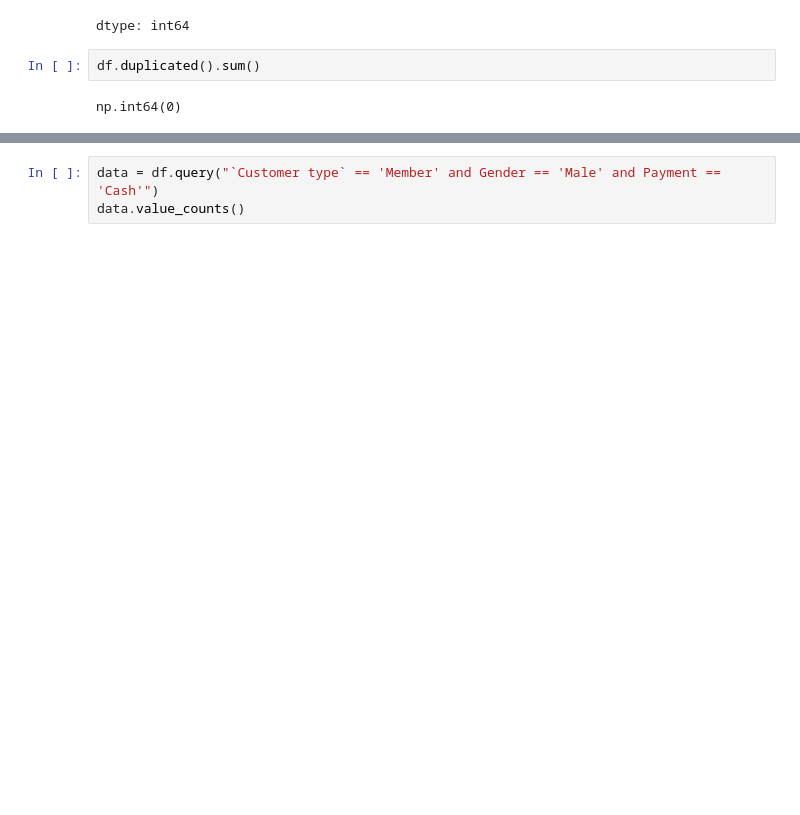
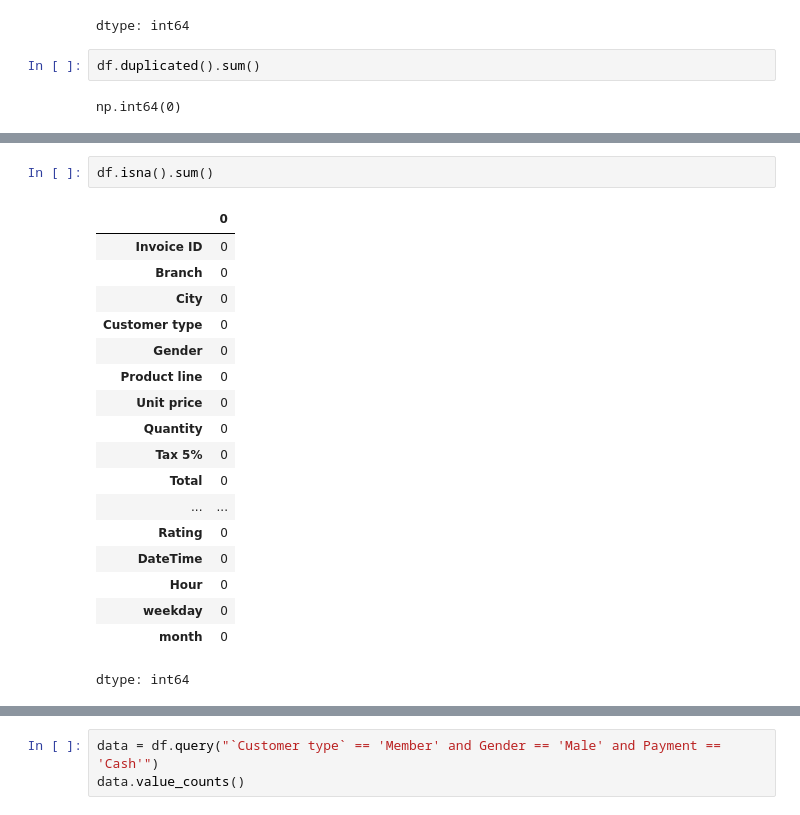
Before and after one commit to candragnawn/sales-analyst-supermarket, a Jupyter notebook: sales_analyst_supermarket.ipynb, the cells around one changed output, grey strips where cells are left out. Cells and saved outputs as stored; diff of their text form; blank space fills up the shorter version.

```diff
--- a/sales_analyst_supermarket.ipynb
+++ b/sales_analyst_supermarket.ipynb
@@ -139,3 +138,24 @@ memory usage: 132.9+ KB
+# %%
+df.isna().sum()
+# %% [output]
+|  | 0 |
+| Invoice ID | 0 |
+| Branch | 0 |
+| City | 0 |
+| Customer type | 0 |
+| Gender | 0 |
+| Product line | 0 |
+| Unit price | 0 |
+| Quantity | 0 |
+| Tax 5% | 0 |
+| Total | 0 |
+| ... | ... |
+| Rating | 0 |
+| DateTime | 0 |
+| Hour | 0 |
+| weekday | 0 |
+| month | 0 |
+dtype: int64
 # %%
 df.sort_values('Tax 5%')
 # %% [output]
```
Also changed, not shown: parts of 18 cells of this notebook.
